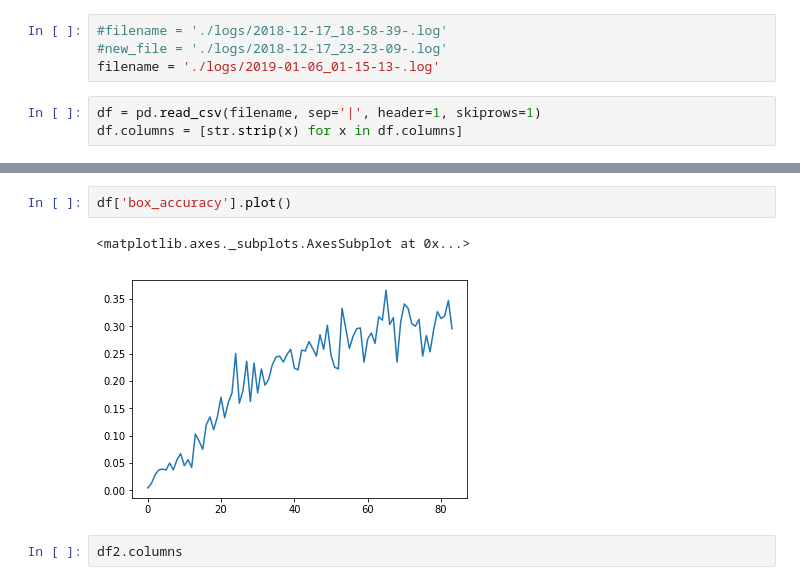
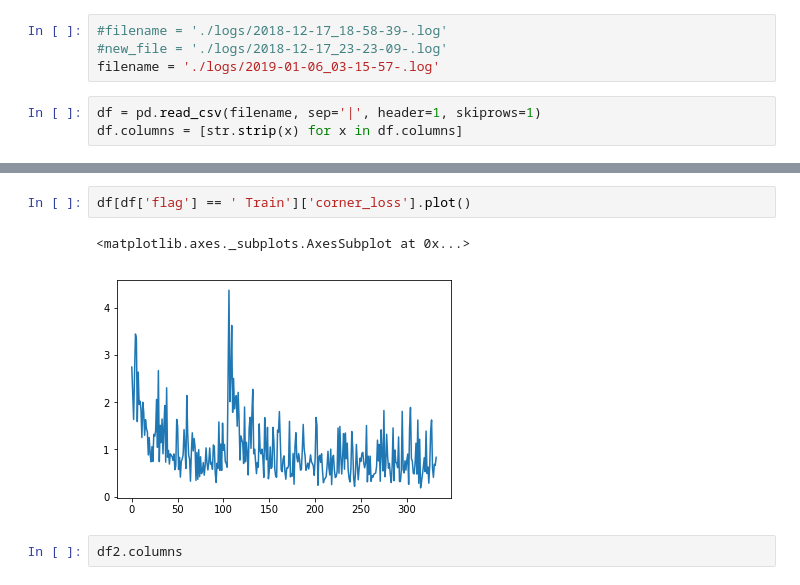
Before and after one commit to aelskhawy/own_adl4cv, a Jupyter notebook: read_logs.ipynb, the cells around one changed output, grey strips where cells are left out. Cells and saved outputs as stored; diff of their text form.

```diff
--- a/read_logs.ipynb
+++ b/read_logs.ipynb
@@ -6,7 +6,7 @@ import matplotlib.pyplot as plt
 # %%
 #filename = './logs/2018-12-17_18-58-39-.log'
 #new_file = './logs/2018-12-17_23-23-09-.log'
-filename = './logs/2019-01-06_01-15-13-.log'
+filename = './logs/2019-01-06_03-15-57-.log'
 # %%
 df = pd.read_csv(filename, sep='|', header=1, skiprows=1)
 df.columns = [str.strip(x) for x in df.columns]
@@ -22,8 +22,8 @@ Index(['timestamp', 'epoch', 'batches_processed', 'mean_loss',
-# %%
-df['box_accuracy'].plot()
-# %% [output]
-<matplotlib.axes._subplots.AxesSubplot at 0x...>
-[figure, removed]
+# %%
+df[df['flag'] == ' Train']['corner_loss'].plot()
+# %% [output]
+<matplotlib.axes._subplots.AxesSubplot at 0x...>
+[figure, added]
 # %%
 df2.columns
 # %% [output]
```
Also changed, not shown: parts of 1 cell of this notebook, 1 other file.
